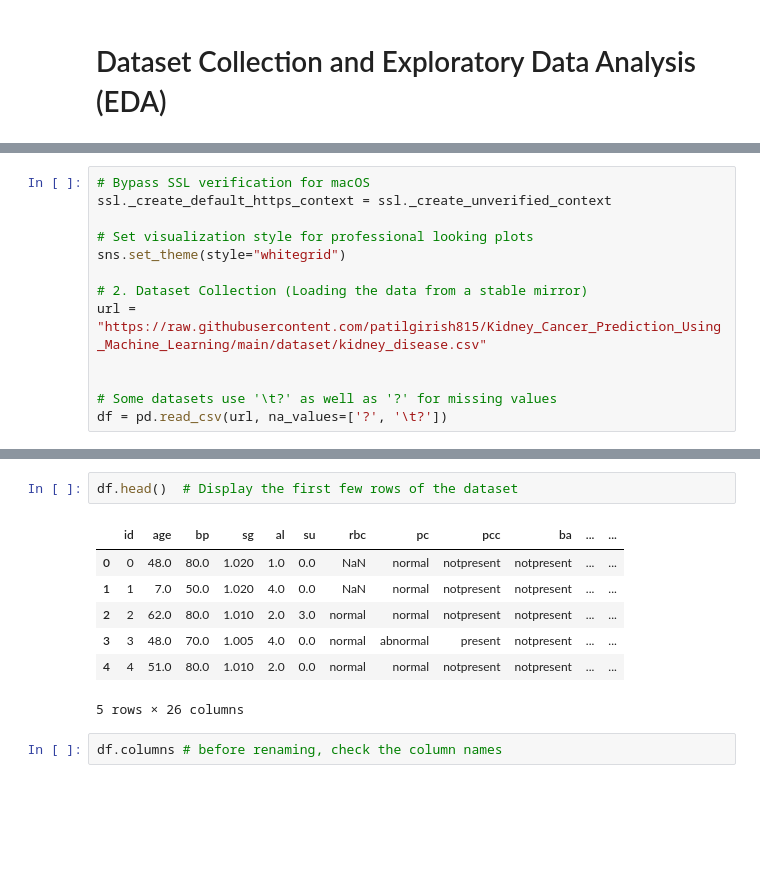
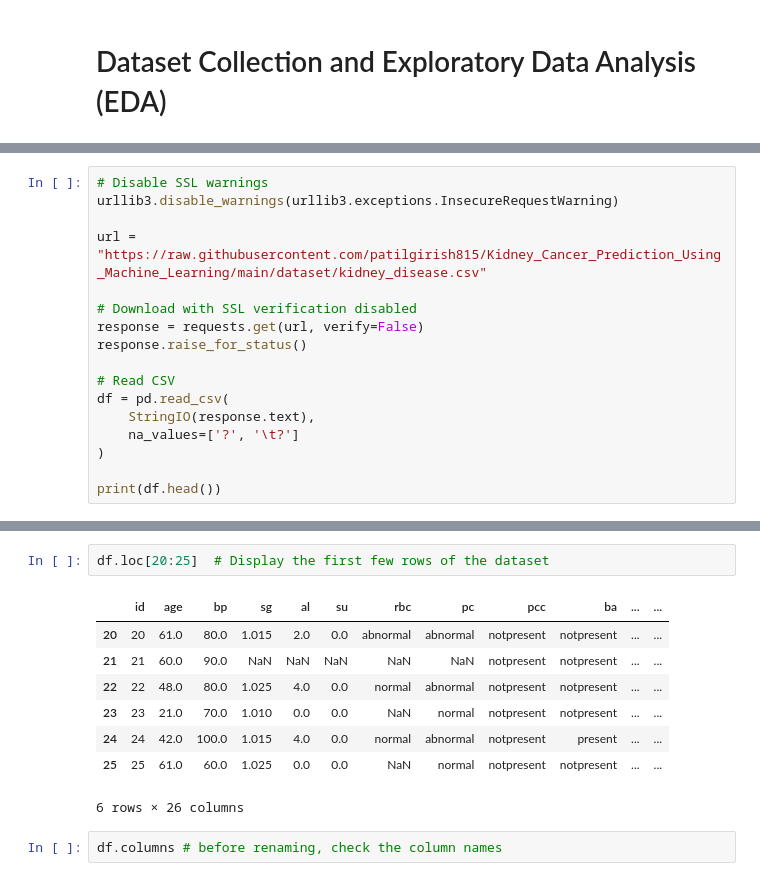
Before and after one commit to AbdullahRFA/Predictive-Modeling-of-Early-Stage-Chronic-Kidney-Disease-Using-Explainable-AI, a Jupyter notebook: Code/383_390_Predective modeling of Early-Stage CKD Prediction System.ipynb, the cells around one changed output, grey strips where cells are left out. Saved outputs shown, nothing was run; the diff lists cells and outputs as text; blank space fills up the shorter version.

```diff
--- a/Code/datasetCollection_&_EDA.ipynb
+++ b/Code/383_390_Predective modeling of Early-Stage CKD Prediction System.ipynb
@@ -10,13 +16,17 @@ import ssl
 # %%
-# Bypass SSL verification for macOS
-ssl._create_default_https_context = ssl._create_unverified_context
+# Disable SSL warnings
+urllib3.disable_warnings(urllib3.exceptions.InsecureRequestWarning)
 
-# Set visualization style for professional looking plots
-sns.set_theme(style="whitegrid")
-
-# 2. Dataset Collection (Loading the data from a stable mirror)
 url = "https://raw.githubusercontent.com/patilgirish815/Kidney_Cancer_Prediction_Using_Machine_Learning/main/dataset/kidney_disease.csv"
 
+# Download with SSL verification disabled
+response = requests.get(url, verify=False)
+response.raise_for_status()
 
-# Some datasets use '\t?' as well as '?' for missing values
-df = pd.read_csv(url, na_values=['?', '\t?'])
+# Read CSV
+df = pd.read_csv(
+    StringIO(response.text),
+    na_values=['?', '\t?']
+)
+
+print(df.head())
@@ -23,13 +49,14 @@ df = pd.read_csv(url, na_values=['?', '\t?'])
 # %%
-df.head()  # Display the first few rows of the dataset
+df.loc[20:25]  # Display the first few rows of the dataset
 # %% [output]
 |  | id | age | bp | sg | al | su | rbc | pc | pcc | ba | ... | ... |
-| 0 | 0 | 48.0 | 80.0 | 1.020 | 1.0 | 0.0 | NaN | normal | notpresent | notpresent | ... | ... |
-| 1 | 1 | 7.0 | 50.0 | 1.020 | 4.0 | 0.0 | NaN | normal | notpresent | notpresent | ... | ... |
-| 2 | 2 | 62.0 | 80.0 | 1.010 | 2.0 | 3.0 | normal | normal | notpresent | notpresent | ... | ... |
-| 3 | 3 | 48.0 | 70.0 | 1.005 | 4.0 | 0.0 | normal | abnormal | present | notpresent | ... | ... |
-| 4 | 4 | 51.0 | 80.0 | 1.010 | 2.0 | 0.0 | normal | normal | notpresent | notpresent | ... | ... |
+| 20 | 20 | 61.0 | 80.0 | 1.015 | 2.0 | 0.0 | abnormal | abnormal | notpresent | notpresent | ... | ... |
+| 21 | 21 | 60.0 | 90.0 | NaN | NaN | NaN | NaN | NaN | notpresent | notpresent | ... | ... |
+| 22 | 22 | 48.0 | 80.0 | 1.025 | 4.0 | 0.0 | normal | abnormal | notpresent | notpresent | ... | ... |
+| 23 | 23 | 21.0 | 70.0 | 1.010 | 0.0 | 0.0 | NaN | normal | notpresent | notpresent | ... | ... |
+| 24 | 24 | 42.0 | 100.0 | 1.015 | 4.0 | 0.0 | normal | abnormal | notpresent | present | ... | ... |
+| 25 | 25 | 61.0 | 60.0 | 1.025 | 0.0 | 0.0 | NaN | normal | notpresent | notpresent | ... | ... |
-5 rows × 26 columns
+6 rows × 26 columns
 # %%
 df.columns # before renaming, check the column names
 # %% [output]
```
Also changed, not shown: parts of 8 cells of this notebook, 4 other files.
